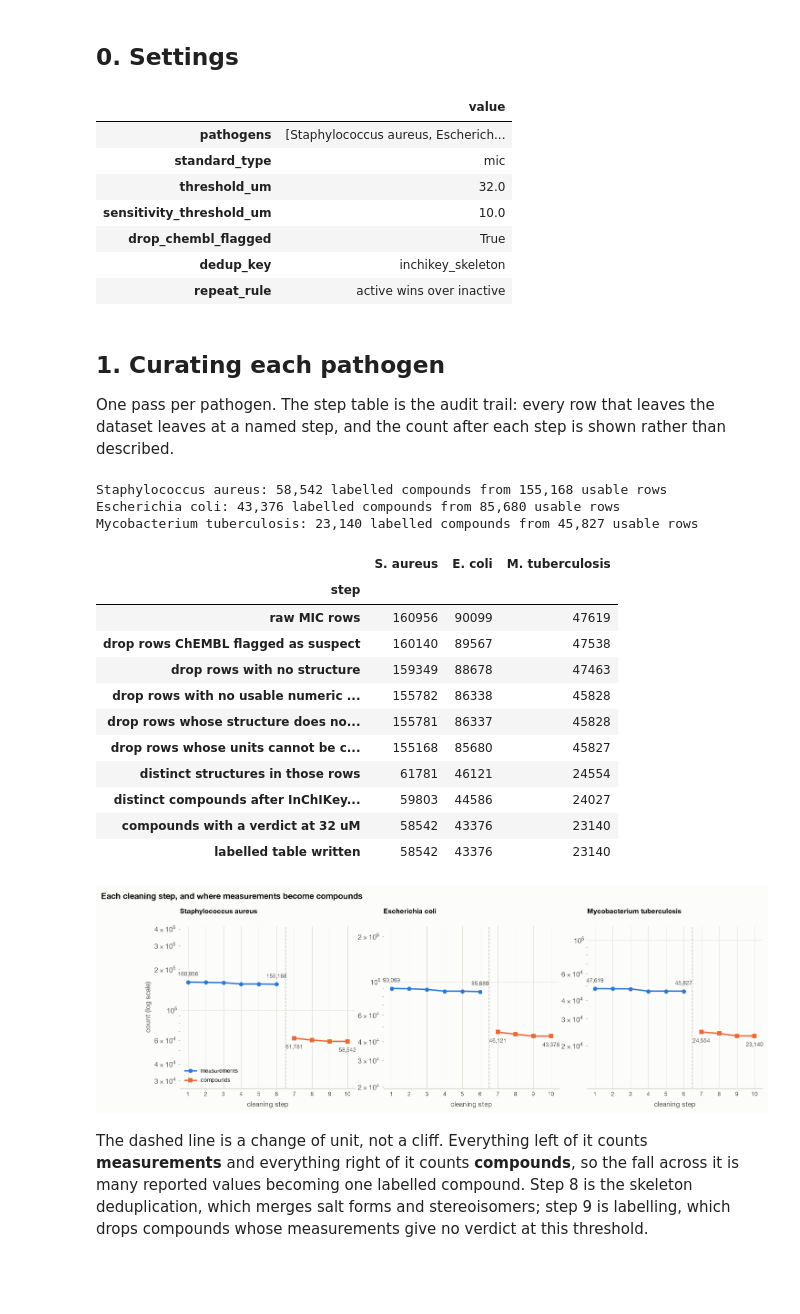
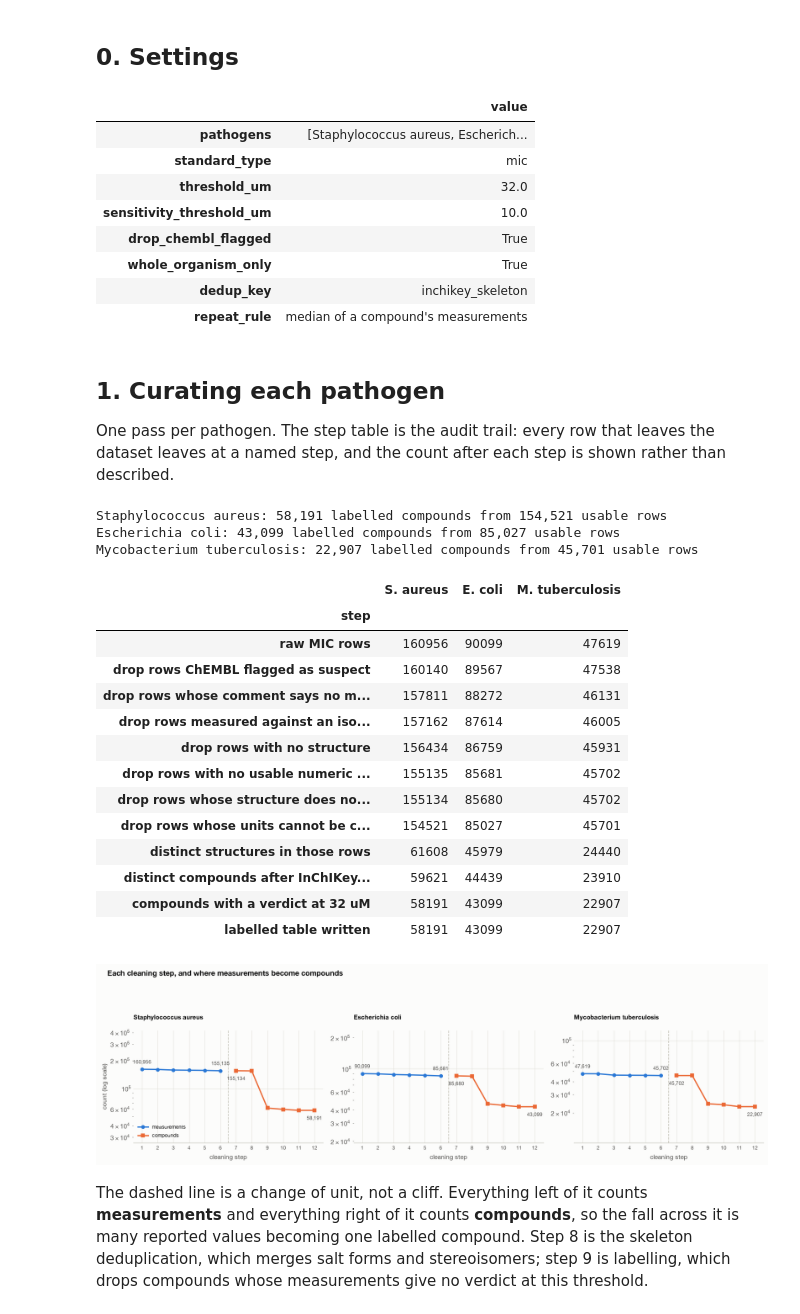
Before and after one commit to anagnole/makeathon-2026-team-natural-products-drug-discovery, a Jupyter notebook: notebooks/02_curation.ipynb, the cells around one changed output. Drawn from its saved outputs; the diff is of its cells as text; code cells hidden in the pictures; blank space fills up the shorter version.

Commit message:
Fix the tautomer-sensitive dedup key and collapse repeats by median

```diff
--- a/notebooks/02_curation.ipynb
+++ b/notebooks/02_curation.ipynb
@@ -50,8 +50,9 @@ CONFIG = {
         os.environ.get("ETHNOHACK_SENSITIVITY_UM", curation.SENSITIVITY_THRESHOLD_UM)
     ),
     "drop_chembl_flagged": True,
+    "whole_organism_only": True,
     "dedup_key": "inchikey_skeleton",
-    "repeat_rule": "active wins over inactive",
+    "repeat_rule": "median of a compound's measurements",
 }
 pd.Series(CONFIG, name="value").to_frame()
 # %% [output]
@@ -61,8 +62,9 @@ pd.Series(CONFIG, name="value").to_frame()
 | threshold_um | 32.0 |
 | sensitivity_threshold_um | 10.0 |
 | drop_chembl_flagged | True |
+| whole_organism_only | True |
 | dedup_key | inchikey_skeleton |
-| repeat_rule | active wins over inactive |
+| repeat_rule | median of a compound's measurements |
 # %% [markdown]
 ## 1. Curating each pathogen
 
@@ -76,15 +78,17 @@ for organism in CONFIG["pathogens"]:
         threshold_um=CONFIG["threshold_um"],
         standard_type=CONFIG["standard_type"],
         drop_flagged=CONFIG["drop_chembl_flagged"],
+        whole_organism_only=CONFIG["whole_organism_only"],
+        collapse="median",
     )
     tables[organism] = table
     step_reports[organism] = steps
     cleaned[organism] = rows
     print(f"{organism}: {len(table):,} labelled compounds from {len(rows):,} usable rows")
 # %% [output]
-Staphylococcus aureus: 58,542 labelled compounds from 155,168 usable rows
-Escherichia coli: 43,376 labelled compounds from 85,680 usable rows
-Mycobacterium tuberculosis: 23,140 labelled compounds from 45,827 usable rows
+Staphylococcus aureus: 58,191 labelled compounds from 154,521 usable rows
+Escherichia coli: 43,099 labelled compounds from 85,027 usable rows
+Mycobacterium tuberculosis: 22,907 labelled compounds from 45,701 usable rows
 # %%
 merged = None
 for organism, steps in step_reports.items():
@@ -95,44 +99,46 @@ merged = merged.loc[step_reports[CONFIG["pathogens"][0]].step]
 display(merged)
 
 MEASUREMENT_STEPS = 6
-fig, axes = plt.subplots(1, 3, figsize=(15, 4.2), gridspec_kw=dict(wspace=0.16))
+fig, axes = plt.subplots(1, 3, figsize=(15, 4.2))
 for ax, organism in zip(axes, CONFIG["pathogens"]):
     counts = step_reports[organism].rows.to_numpy()
     index = np.arange(len(counts))
     ax.plot(index[:MEASUREMENT_STEPS], counts[:MEASUREMENT_STEPS], marker="o", markersize=5,
             color=viz.SERIES[0], label="measurements")
     ax.plot(index[MEASUREMENT_STEPS:], counts[MEASUREMENT_STEPS:], marker="s", markersize=5,
             color=viz.SERIES[1], label="compounds")
     ax.axvline(MEASUREMENT_STEPS - 0.5, color=viz.AXIS, linewidth=1, linestyle="--")
     ax.set_yscale("log")
     ax.set_ylim(counts.min() * 0.45, counts.max() * 2.6)
     ax.set_xticks(index, [str(i + 1) for i in index], fontsize=8)
     ax.set_xlabel("cleaning step")
     ax.set_title(organism, fontsize=10, pad=18)
     for i in (0, MEASUREMENT_STEPS - 1, MEASUREMENT_STEPS, len(counts) - 1):
         ax.annotate(f"{counts[i]:,}", (i, counts[i]), textcoords="offset points",
                     xytext=(0, 9 if i < MEASUREMENT_STEPS else -15), ha="center",
                     fontsize=8, color=viz.INK_SECONDARY)
 axes[0].set_ylabel("count (log scale)")
 axes[0].legend(fontsize=8, loc="lower left")
 fig.suptitle("Each cleaning step, and where measurements become compounds",
              x=0.02, y=1.06, ha="left", fontweight="bold")
 viz.save(fig, "02_cleaning_steps")
 plt.show()
 # %% [output]
 |  | S. aureus | E. coli | M. tuberculosis |
 | step |  |  |  |
 | raw MIC rows | 160956 | 90099 | 47619 |
 | drop rows ChEMBL flagged as suspect | 160140 | 89567 | 47538 |
-| drop rows with no structure | 159349 | 88678 | 47463 |
-| drop rows with no usable numeric ... | 155782 | 86338 | 45828 |
-| drop rows whose structure does no... | 155781 | 86337 | 45828 |
-| drop rows whose units cannot be c... | 155168 | 85680 | 45827 |
-| distinct structures in those rows | 61781 | 46121 | 24554 |
-| distinct compounds after InChIKey... | 59803 | 44586 | 24027 |
-| compounds with a verdict at 32 uM | 58542 | 43376 | 23140 |
-| labelled table written | 58542 | 43376 | 23140 |
+| drop rows whose comment says no m... | 157811 | 88272 | 46131 |
+| drop rows measured against an iso... | 157162 | 87614 | 46005 |
+| drop rows with no structure | 156434 | 86759 | 45931 |
+| drop rows with no usable numeric ... | 155135 | 85681 | 45702 |
+| drop rows whose structure does no... | 155134 | 85680 | 45702 |
+| drop rows whose units cannot be c... | 154521 | 85027 | 45701 |
+| distinct structures in those rows | 61608 | 45979 | 24440 |
+| distinct compounds after InChIKey... | 59621 | 44439 | 23910 |
+| compounds with a verdict at 32 uM | 58191 | 43099 | 22907 |
+| labelled table written | 58191 | 43099 | 22907 |
-[figure, old version]
+[figure, new version]
 # %% [markdown]
 The dashed line is a change of unit, not a cliff. Everything left of it counts **measurements** and
 everything right of it counts **compounds**, so the fall across it is many reported values becoming
```
Also changed, not shown: parts of 16 cells of this notebook, 9 other files.
